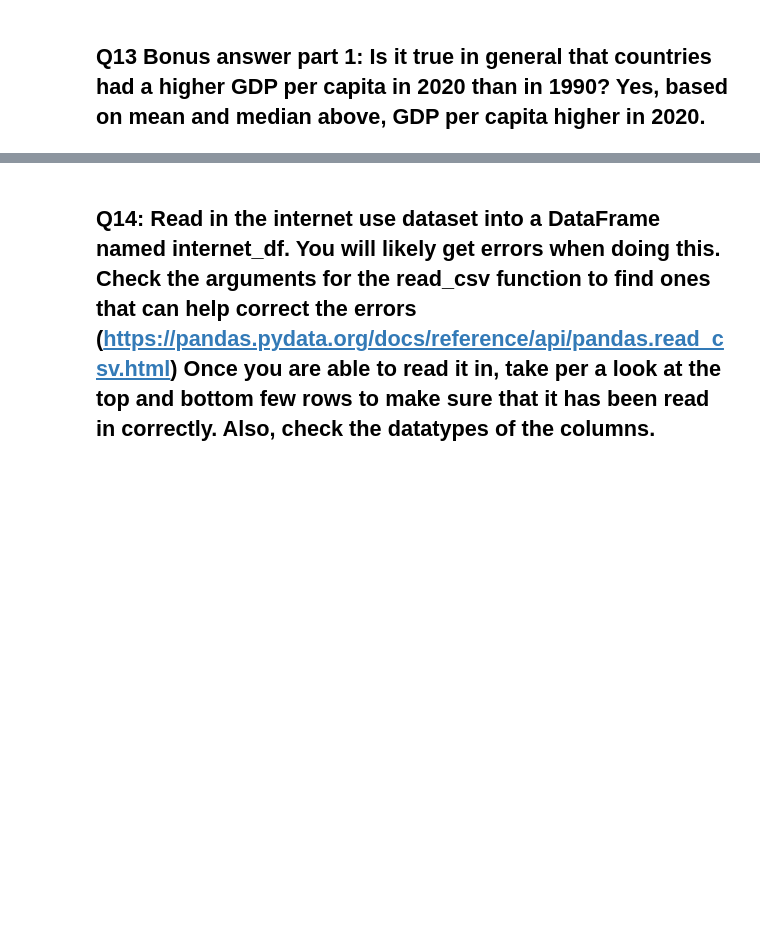
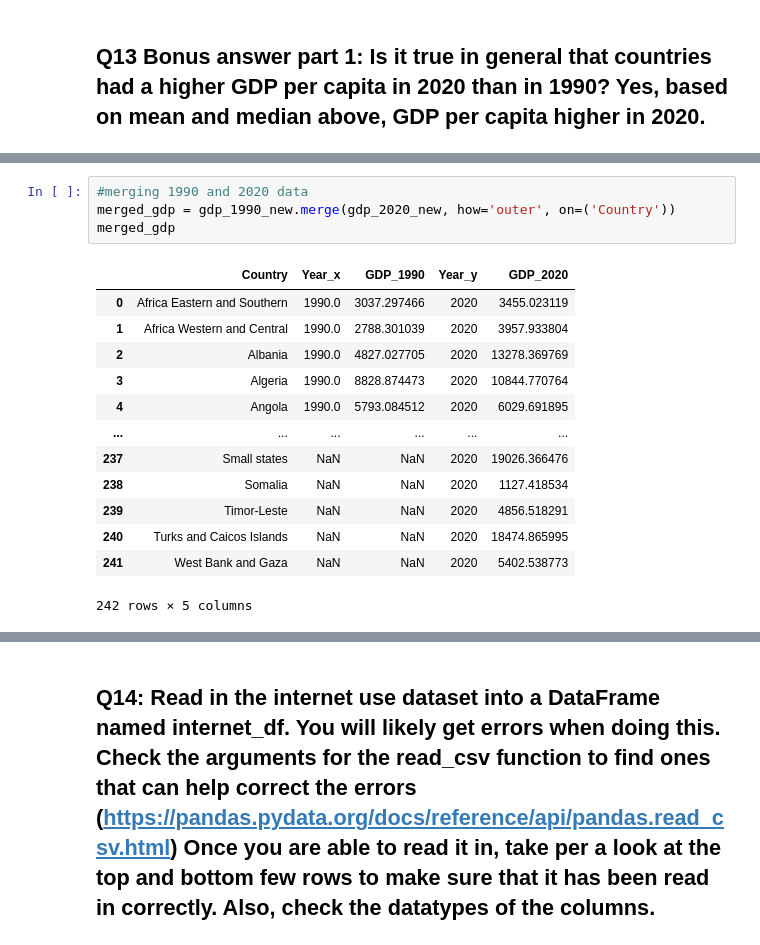
Before and after one commit to NSS-Data-Analytics-Cohort-11/undata-eemchadwick, a Jupyter notebook: notebook/UN_data_analysis.ipynb, the cells around one changed output, grey strips where cells are left out. Cells and saved outputs as stored; diff of their text form; blank space fills up the shorter version.

```diff
--- a/notebook/UN_data_analysis.ipynb
+++ b/notebook/UN_data_analysis.ipynb
@@ -524,0 +561,18 @@ gdp_df.head()
+# %%
+#merging 1990 and 2020 data
+merged_gdp = gdp_1990_new.merge(gdp_2020_new, how='outer', on=('Country'))
+merged_gdp
+# %% [output]
+|  | Country | Year_x | GDP_1990 | Year_y | GDP_2020 |
+| 0 | Africa Eastern and Southern | 1990.0 | 3037.297466 | 2020 | 3455.023119 |
+| 1 | Africa Western and Central | 1990.0 | 2788.301039 | 2020 | 3957.933804 |
+| 2 | Albania | 1990.0 | 4827.027705 | 2020 | 13278.369769 |
+| 3 | Algeria | 1990.0 | 8828.874473 | 2020 | 10844.770764 |
+| 4 | Angola | 1990.0 | 5793.084512 | 2020 | 6029.691895 |
+| ... | ... | ... | ... | ... | ... |
+| 237 | Small states | NaN | NaN | 2020 | 19026.366476 |
+| 238 | Somalia | NaN | NaN | 2020 | 1127.418534 |
+| 239 | Timor-Leste | NaN | NaN | 2020 | 4856.518291 |
+| 240 | Turks and Caicos Islands | NaN | NaN | 2020 | 18474.865995 |
+| 241 | West Bank and Gaza | NaN | NaN | 2020 | 5402.538773 |
+242 rows × 5 columns
```
Also changed, not shown: parts of 81 cells of this notebook.
